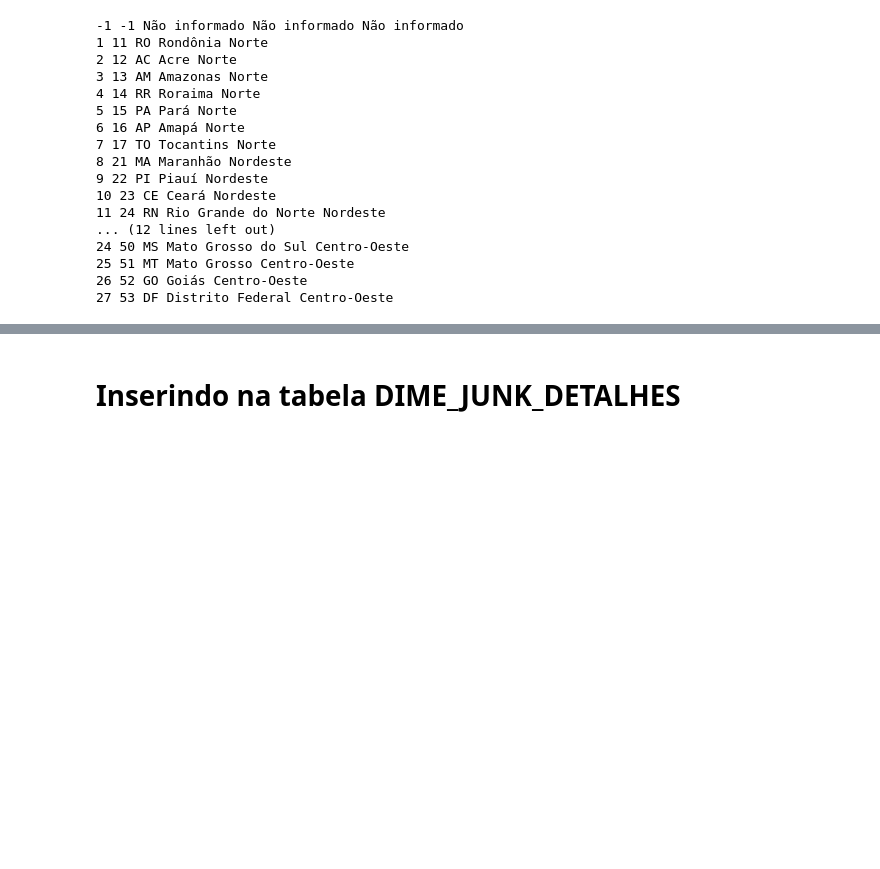
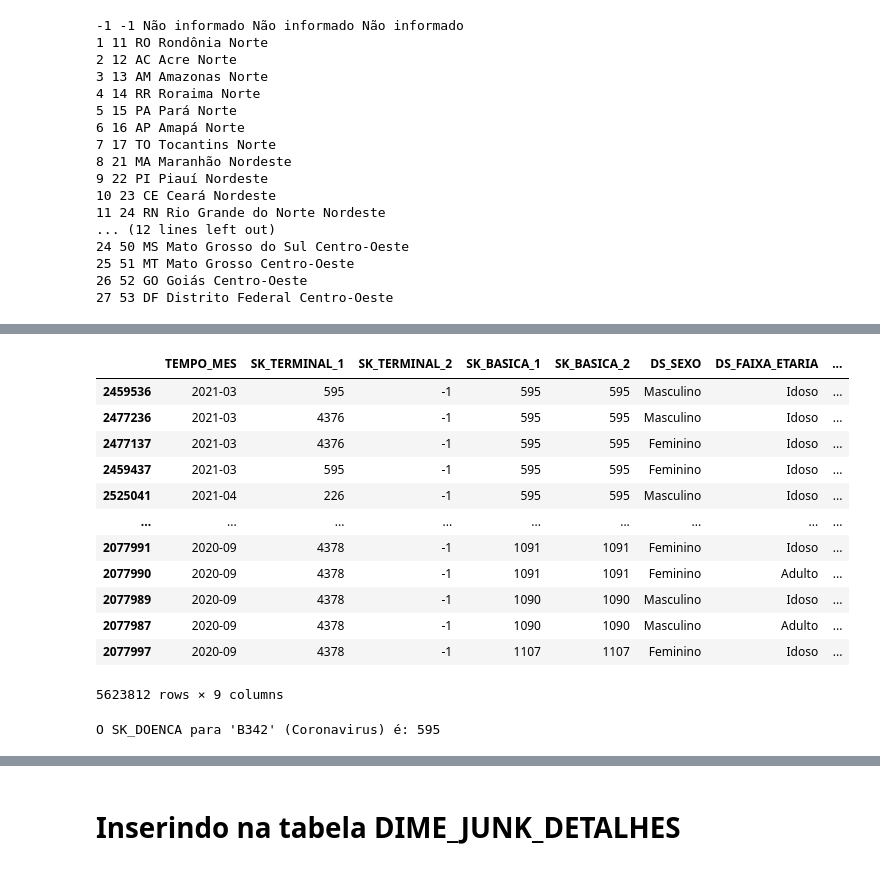
Before and after one commit to caiogoia123/Projeto_Final_BI, a Jupyter notebook: DataMart.ipynb, the cells around one changed output, grey strips where cells are left out. Cells and saved outputs as stored; diff of their text form; code cells hidden in the pictures; blank space fills up the shorter version.

```diff
--- a/DataMart.ipynb
+++ b/DataMart.ipynb
@@ -439,0 +529,40 @@ conn.close()
+# %%
+conn = sqlite3.connect("DW_Banco")
+cursor = conn.cursor()
+
+cursor.execute("""
+    SELECT
+        strftime('%Y-%m', DT_OBITO) AS TEMPO_MES,
+        SK_TERMINAL_1, SK_TERMINAL_2, SK_BASICA_1, SK_BASICA_2,
+        S.DS_SEXO,
+        CASE
+            WHEN DWMV_OBITO.SK_TIPO_IDADE IN (1, 2, 3) THEN 'Recém-Nascido'
+            WHEN DWMV_OBITO.SK_TIPO_IDADE = 4 THEN 'Bebê'
+            WHEN DWMV_OBITO.SK_TIPO_IDADE = 5 AND IDADE < 5 THEN 'Bebê'
+            WHEN DWMV_OBITO.SK_TIPO_IDADE = 5 AND IDADE BETWEEN 5 AND 11 THEN 'Criança'
+            WHEN DWMV_OBITO.SK_TIPO_IDADE = 5 AND IDADE BETWEEN 12 AND 17 THEN 'Adolescente'
+            WHEN DWMV_OBITO.SK_TIPO_IDADE = 5 AND IDADE BETWEEN 18 AND 30 THEN 'Jovem Adulto'
+            WHEN DWMV_OBITO.SK_TIPO_IDADE = 5 AND IDADE BETWEEN 31 AND 59 THEN 'Adulto'
+            WHEN DWMV_OBITO.SK_TIPO_IDADE = 5 AND IDADE BETWEEN 60 AND 99 THEN 'Idoso'
+            WHEN DWMV_OBITO.SK_TIPO_IDADE = 6 THEN 'Mais de 100 anos'
+            WHEN DWMV_OBITO.SK_TIPO_IDADE = -1 THEN 'Não Informado'
+        END AS DS_FAIXA_ETARIA,
+        M.SK_ESTADO,
+        COUNT(CD_OBITO) AS QTD_OBITOS
+    FROM DWMV_OBITO
+    LEFT JOIN DWCD_MUNICIPIO M ON M.SK_MUNICIPIO = DWMV_OBITO.SK_MUNICIPIO_OBITO
+    LEFT JOIN DWCD_SEXO S ON S.SK_SEXO = DWMV_OBITO.SK_SEXO
+    GROUP BY TEMPO_MES, SK_TERMINAL_1, SK_TERMINAL_2, SK_BASICA_1, SK_BASICA_2,
+             S.DS_SEXO, DS_FAIXA_ETARIA, M.SK_ESTADO
+    ORDER BY TEMPO_MES
+""")
+
+fato_perfil = cursor.fetchall()
+
+df_fato_perfil = pd.DataFrame(fato_perfil, columns=[
+    'TEMPO_MES', 'SK_TERMINAL_1', 'SK_TERMINAL_2', 'SK_BASICA_1', 'SK_BASICA_2',
+    'DS_SEXO', 'DS_FAIXA_ETARIA', 'SK_ESTADO', 'QTD_OBITOS'
+])
+
+conn.commit()
+conn.close()
@@ -439,0 +588,36 @@ conn.close()
+# %%
+df_fato_perfil.sort_values(by=['QTD_OBITOS'], ascending=False)
+# %% [output]
+|  | TEMPO_MES | SK_TERMINAL_1 | SK_TERMINAL_2 | SK_BASICA_1 | SK_BASICA_2 | DS_SEXO | DS_FAIXA_ETARIA | ... |
+| 2459536 | 2021-03 | 595 | -1 | 595 | 595 | Masculino | Idoso | ... |
+| 2477236 | 2021-03 | 4376 | -1 | 595 | 595 | Masculino | Idoso | ... |
+| 2477137 | 2021-03 | 4376 | -1 | 595 | 595 | Feminino | Idoso | ... |
+| 2459437 | 2021-03 | 595 | -1 | 595 | 595 | Feminino | Idoso | ... |
+| 2525041 | 2021-04 | 226 | -1 | 595 | 595 | Masculino | Idoso | ... |
+| ... | ... | ... | ... | ... | ... | ... | ... | ... |
+| 2077991 | 2020-09 | 4378 | -1 | 1091 | 1091 | Feminino | Idoso | ... |
+| 2077990 | 2020-09 | 4378 | -1 | 1091 | 1091 | Feminino | Adulto | ... |
+| 2077989 | 2020-09 | 4378 | -1 | 1090 | 1090 | Masculino | Idoso | ... |
+| 2077987 | 2020-09 | 4378 | -1 | 1090 | 1090 | Masculino | Adulto | ... |
+| 2077997 | 2020-09 | 4378 | -1 | 1107 | 1107 | Feminino | Idoso | ... |
+5623812 rows × 9 columns
+# %%
+conn = sqlite3.connect("DM_Banco")
+cursor = conn.cursor()
+
+cursor.execute("""
+    SELECT SK_DOENCA
+    FROM DIME_DOENCA
+    WHERE CD_CID = 'B342'
+""")
+
+sk_coronavirus = cursor.fetchone()
+
+conn.close()
+
+if sk_coronavirus:
+    print(f"O SK_DOENCA para 'B342' (Coronavirus) é: {sk_coronavirus[0]}")
+else:
+    print("Não foi encontrado SK_DOENCA para 'B342'.")
+# %% [output]
+O SK_DOENCA para 'B342' (Coronavirus) é: 595
```
Also changed, not shown: parts of 17 cells of this notebook, 2 other files.
